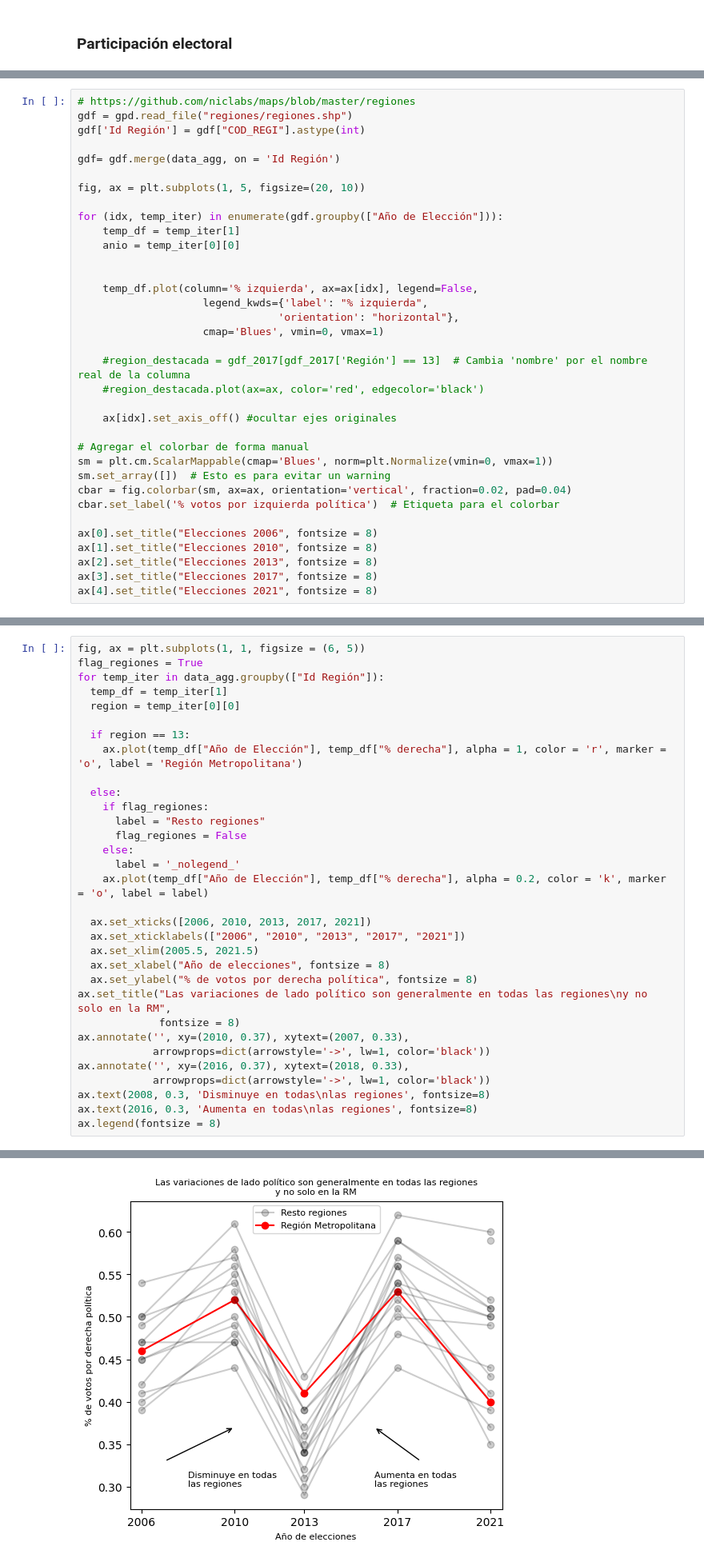
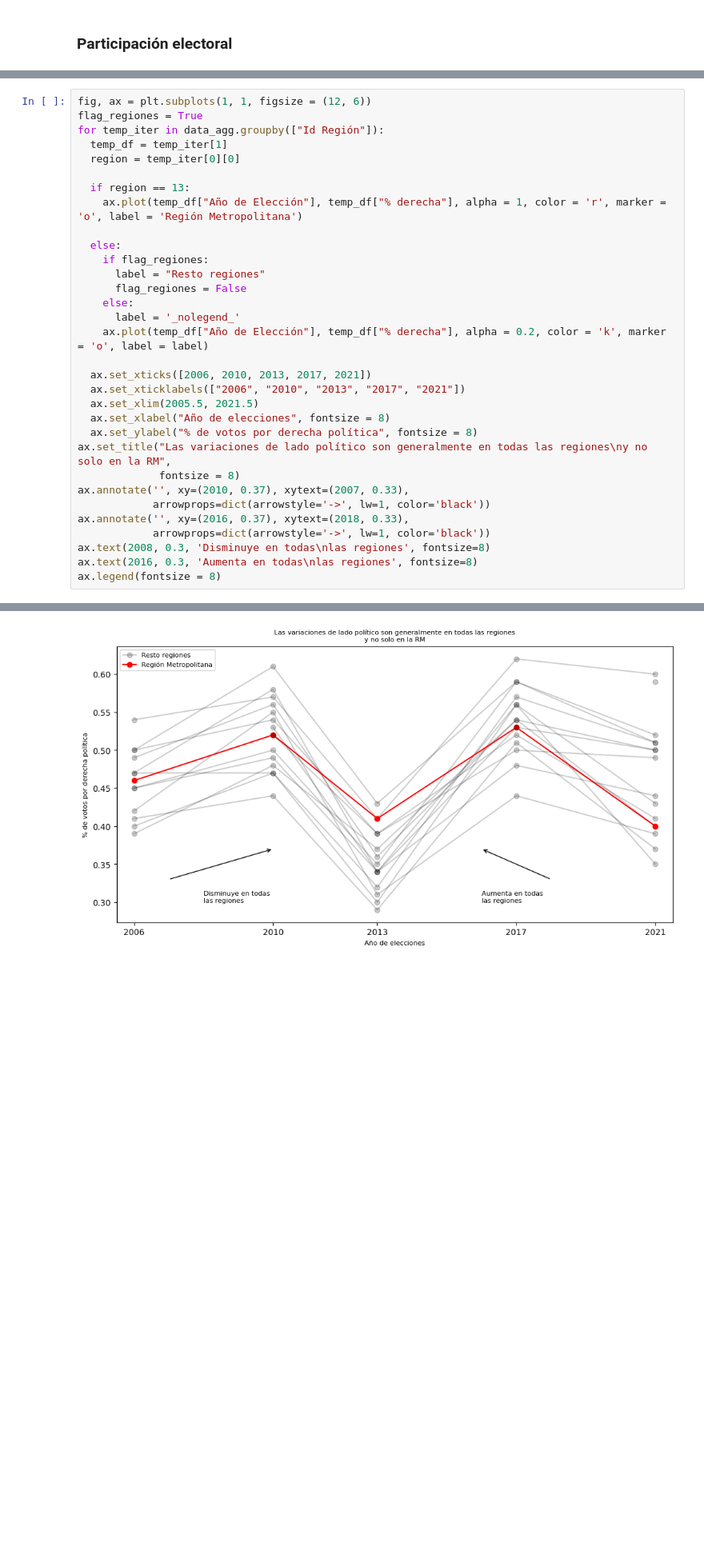
Before and after one commit to DiegoLeonG96/VisInfo_T4, a Jupyter notebook: Ideando_historia.ipynb, the cells around one changed output, grey strips where cells are left out. Shown: that part at 80% size. Saved outputs shown, nothing was run; the diff lists cells and outputs as text; blank space fills up the shorter version.

```diff
--- a/Ideando_historia.ipynb
+++ b/Ideando_historia.ipynb
@@ -196,35 +199,0 @@ En el gráfico mostrado arriba, se puede ver que en general, en todos los proces
-# %%
-# https://github.com/niclabs/maps/blob/master/regiones
-gdf = gpd.read_file("regiones/regiones.shp")
-gdf['Id Región'] = gdf["COD_REGI"].astype(int)
-
-gdf= gdf.merge(data_agg, on = 'Id Región')
-
-fig, ax = plt.subplots(1, 5, figsize=(20, 10))
-
-for (idx, temp_iter) in enumerate(gdf.groupby(["Año de Elección"])):
-    temp_df = temp_iter[1]
-    anio = temp_iter[0][0]
-
-
-    temp_df.plot(column='% izquierda', ax=ax[idx], legend=False,
-                    legend_kwds={'label': "% izquierda",
-                                'orientation': "horizontal"},
-                    cmap='Blues', vmin=0, vmax=1)
-
-    #region_destacada = gdf_2017[gdf_2017['Región'] == 13]  # Cambia 'nombre' por el nombre real de la columna
-    #region_destacada.plot(ax=ax, color='red', edgecolor='black')
-
-    ax[idx].set_axis_off() #ocultar ejes originales
-
-# Agregar el colorbar de forma manual
-sm = plt.cm.ScalarMappable(cmap='Blues', norm=plt.Normalize(vmin=0, vmax=1))
-sm.set_array([])  # Esto es para evitar un warning
-cbar = fig.colorbar(sm, ax=ax, orientation='vertical', fraction=0.02, pad=0.04)
-cbar.set_label('% votos por izquierda política')  # Etiqueta para el colorbar
-
-ax[0].set_title("Elecciones 2006", fontsize = 8)
-ax[1].set_title("Elecciones 2010", fontsize = 8)
-ax[2].set_title("Elecciones 2013", fontsize = 8)
-ax[3].set_title("Elecciones 2017", fontsize = 8)
-ax[4].set_title("Elecciones 2021", fontsize = 8)
@@ -330,36 +301,36 @@ Geometry is in a geographic CRS. Results from 'centroid' are likely incorrect. U
 # %%
-fig, ax = plt.subplots(1, 1, figsize = (6, 5))
+fig, ax = plt.subplots(1, 1, figsize = (12, 6))
 flag_regiones = True
 for temp_iter in data_agg.groupby(["Id Región"]):
   temp_df = temp_iter[1]
   region = temp_iter[0][0]
 
   if region == 13:
     ax.plot(temp_df["Año de Elección"], temp_df["% derecha"], alpha = 1, color = 'r', marker = 'o', label = 'Región Metropolitana')
 
   else:
     if flag_regiones:
       label = "Resto regiones"
       flag_regiones = False
     else:
       label = '_nolegend_'
     ax.plot(temp_df["Año de Elección"], temp_df["% derecha"], alpha = 0.2, color = 'k', marker = 'o', label = label)
 
   ax.set_xticks([2006, 2010, 2013, 2017, 2021])
   ax.set_xticklabels(["2006", "2010", "2013", "2017", "2021"])
   ax.set_xlim(2005.5, 2021.5)
   ax.set_xlabel("Año de elecciones", fontsize = 8)
   ax.set_ylabel("% de votos por derecha política", fontsize = 8)
 ax.set_title("Las variaciones de lado político son generalmente en todas las regiones\ny no solo en la RM",
              fontsize = 8)
 ax.annotate('', xy=(2010, 0.37), xytext=(2007, 0.33),
             arrowprops=dict(arrowstyle='->', lw=1, color='black'))
 ax.annotate('', xy=(2016, 0.37), xytext=(2018, 0.33),
             arrowprops=dict(arrowstyle='->', lw=1, color='black'))
 ax.text(2008, 0.3, 'Disminuye en todas\nlas regiones', fontsize=8)
 ax.text(2016, 0.3, 'Aumenta en todas\nlas regiones', fontsize=8)
 ax.legend(fontsize = 8)
 # %% [output]
 <matplotlib.legend.Legend at 0x...>
-[figure, old version]
+[figure, new version]
 # %% [markdown]
```
Also changed, not shown: parts of 25 cells of this notebook.
